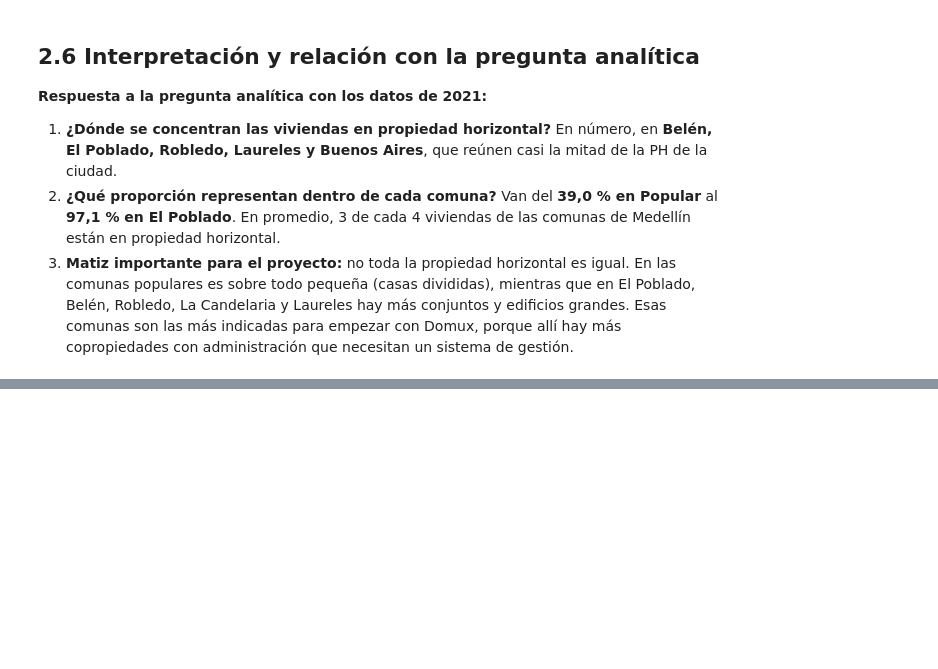
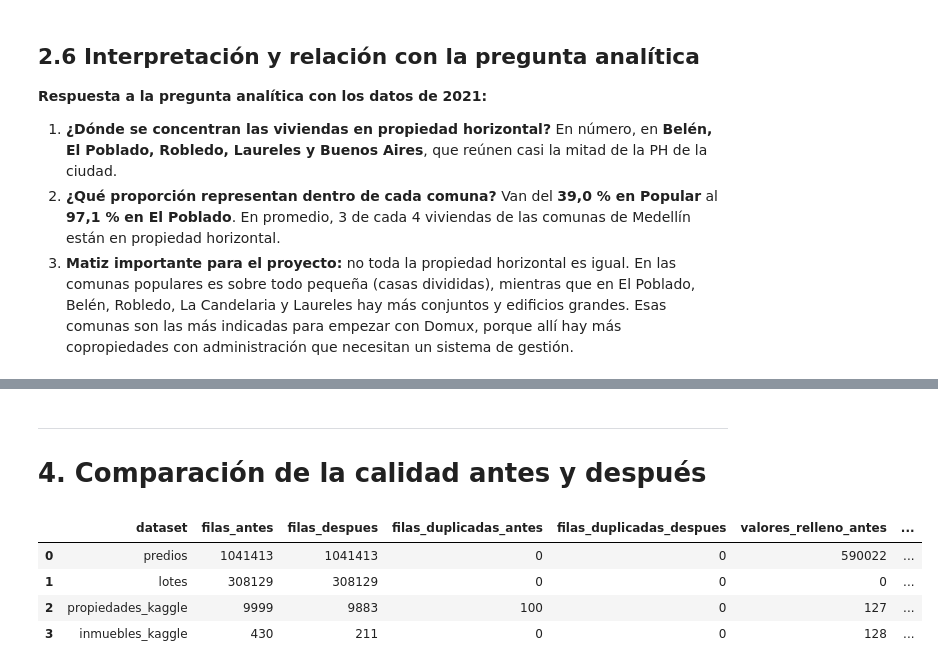
Before and after one commit to MAICOL-ESNEIDER/PROPIEDAD-HORIZONTAL, a Jupyter notebook: notebooks/data_preparation.ipynb, the cells around one changed output, grey strips where cells are left out. Saved outputs shown, nothing was run; the diff lists cells and outputs as text; code cells hidden in the pictures; blank space fills up the shorter version.

```diff
--- a/notebooks/data_preparation.ipynb
+++ b/notebooks/data_preparation.ipynb
@@ -790,0 +1016,23 @@ administracion_estrato
+# %% [markdown]
+---
+# 4. Comparación de la calidad antes y después
+# %%
+estado_final = pd.DataFrame([
+    perfil(predios, 'predios'),
+    perfil(lotes, 'lotes'),
+    perfil(propiedades, 'propiedades_kaggle'),
+    perfil(inmuebles, 'inmuebles_kaggle'),
+])
+
+comparacion = estado_inicial.merge(estado_final, on='dataset', suffixes=('_antes', '_despues'))
+comparacion[['dataset', 'filas_antes', 'filas_despues',
+             'filas_duplicadas_antes', 'filas_duplicadas_despues',
+             'valores_relleno_antes', 'valores_relleno_despues',
+             'nulos_antes', 'nulos_despues',
+             'memoria_mb_antes', 'memoria_mb_despues']]
+# %% [output]
+|  | dataset | filas_antes | filas_despues | filas_duplicadas_antes | filas_duplicadas_despues | valores_relleno_antes | ... |
+| 0 | predios | 1041413 | 1041413 | 0 | 0 | 590022 | ... |
+| 1 | lotes | 308129 | 308129 | 0 | 0 | 0 | ... |
+| 2 | propiedades_kaggle | 9999 | 9883 | 100 | 0 | 127 | ... |
+| 3 | inmuebles_kaggle | 430 | 211 | 0 | 0 | 128 | ... |
```
Also changed, not shown: parts of 20 cells of this notebook, 9 other files.
